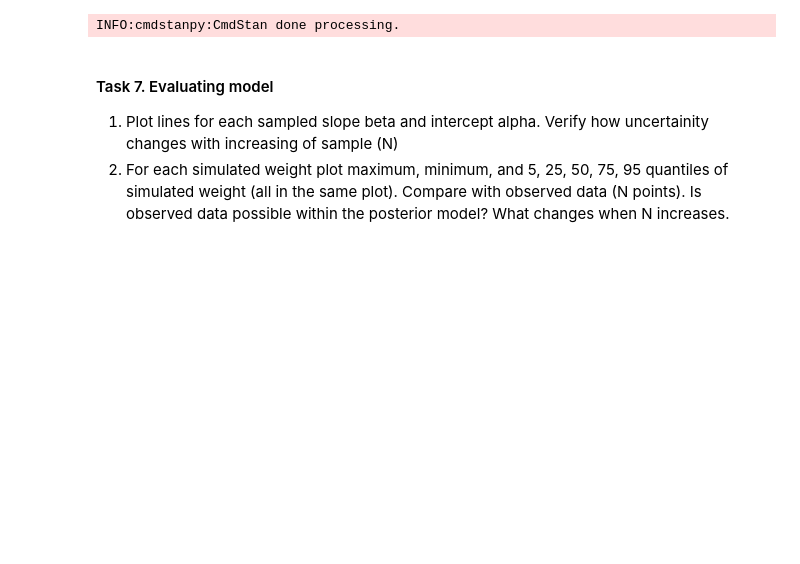
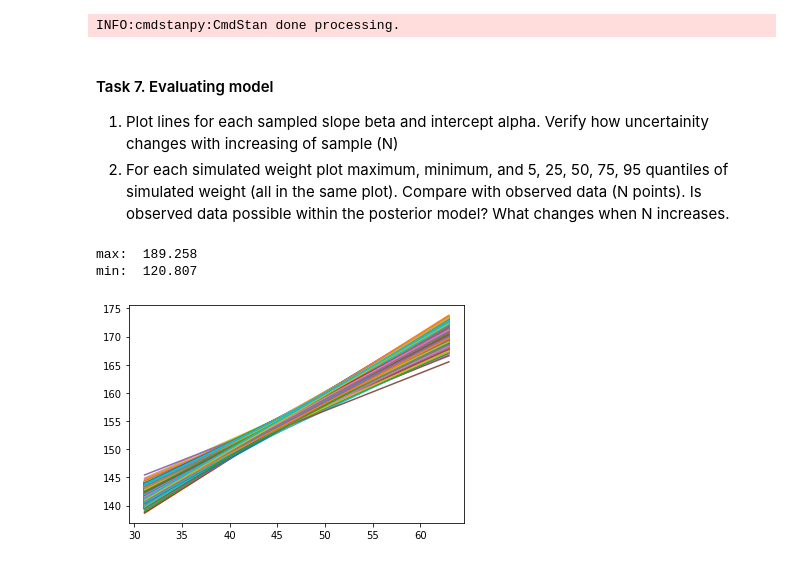
Before and after one commit to awitczak/DataAnalytics, a Jupyter notebook: Lab04/lab4.ipynb, the cells around one changed output. Cells and saved outputs as stored; diff of their text form; code cells hidden in the pictures; blank space fills up the shorter version.

```diff
--- a/Lab04/lab4.ipynb
+++ b/Lab04/lab4.ipynb
@@ -313,3 +352,27 @@ INFO:cmdstanpy:CmdStan done processing.
 
 1. Plot lines for each sampled slope beta and intercept alpha. Verify how uncertainity changes with increasing of sample (N)
 2. For each simulated weight plot maximum, minimum, and 5, 25, 50, 75, 95 quantiles of simulated weight (all in the same plot). Compare with observed data (N points). Is observed data possible within the posterior model? What changes when N increases.
+# %%
+# plotting lines
+df_fit = fit.draws_pd()
+df_fit
+
+weight_sorted = sorted(d['weight'])
+weight_min = weight_sorted[0]
+weight_max = weight_sorted[len(weight_sorted) - 1]
+
+x = np.array([weight_min, weight_max])
+alpha = (df_fit['alpha'])
+beta = (df_fit['beta'])
+
+# plotting lines
+for i in range(len(alpha)):
+    y = alpha[i] + beta[i] * x
+    plt.plot(x,y)
+
+print('max: ', np.max(fit.stan_variable('height')))
+print('min: ', np.min(fit.stan_variable('height')))
+# %% [output]
+max:  189.258
+min:  120.807
+[figure, added]
```
Also changed, not shown: parts of 6 cells of this notebook.
